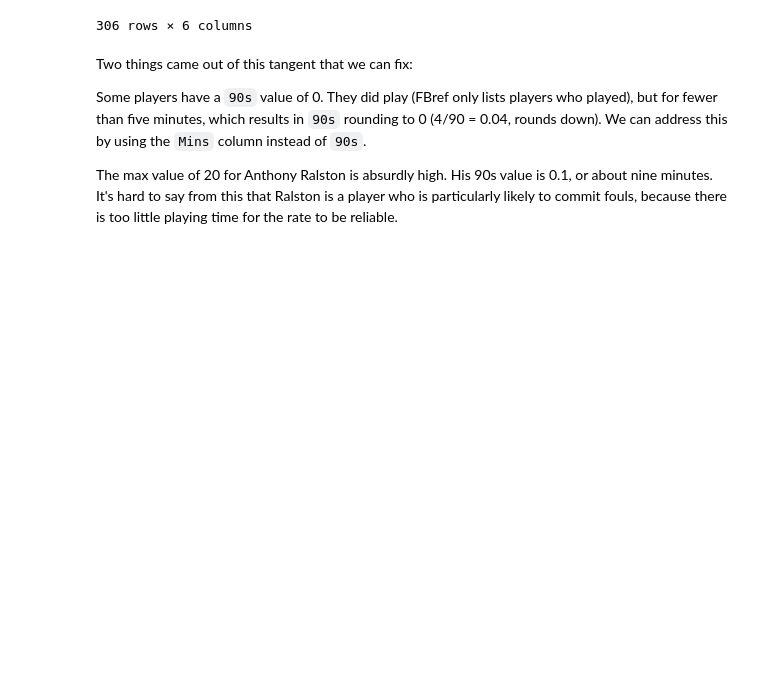
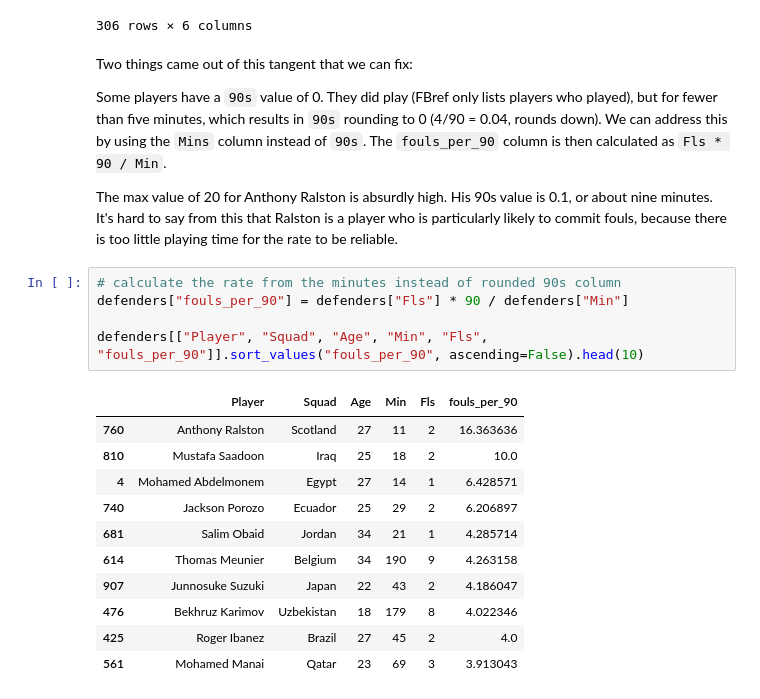
Before and after one commit to nicholasnelson/hit140-group18, a Jupyter notebook: nic/defender_age_fouls.ipynb, the cells around one changed output. Drawn from its saved outputs; the diff is of its cells as text; blank space fills up the shorter version.

Commit message:
add new fouls per 90 calc

```diff
--- a/nic/defender_age_fouls.ipynb
+++ b/nic/defender_age_fouls.ipynb
@@ -191,6 +191,23 @@ defenders[["Player", "Squad", "Age", "90s", "Fls", "fouls_per_90"]].sort_values(
 # %% [markdown]
 Two things came out of this tangent that we can fix:
 
-Some players have a `90s` value of 0. They did play (FBref only lists players who played), but for fewer than five minutes, which results in `90s` rounding to 0 (4/90 = 0.04, rounds down). We can address this by using the `Mins` column instead of `90s`.
+Some players have a `90s` value of 0. They did play (FBref only lists players who played), but for fewer than five minutes, which results in `90s` rounding to 0 (4/90 = 0.04, rounds down). We can address this by using the `Mins` column instead of `90s`. The `fouls_per_90` column is then calculated as `Fls * 90 / Min`.
 
 The max value of 20 for Anthony Ralston is absurdly high. His 90s value is 0.1, or about nine minutes. It's hard to say from this that Ralston is a player who is particularly likely to commit fouls, because there is too little playing time for the rate to be reliable.
+# %%
+# calculate the rate from the minutes instead of rounded 90s column
+defenders["fouls_per_90"] = defenders["Fls"] * 90 / defenders["Min"]
+
+defenders[["Player", "Squad", "Age", "Min", "Fls", "fouls_per_90"]].sort_values("fouls_per_90", ascending=False).head(10)
+# %% [output]
+|  | Player | Squad | Age | Min | Fls | fouls_per_90 |
+| 760 | Anthony Ralston | Scotland | 27 | 11 | 2 | 16.363636 |
+| 810 | Mustafa Saadoon | Iraq | 25 | 18 | 2 | 10.0 |
+| 4 | Mohamed Abdelmonem | Egypt | 27 | 14 | 1 | 6.428571 |
+| 740 | Jackson Porozo | Ecuador | 25 | 29 | 2 | 6.206897 |
+| 681 | Salim Obaid | Jordan | 34 | 21 | 1 | 4.285714 |
+| 614 | Thomas Meunier | Belgium | 34 | 190 | 9 | 4.263158 |
+| 907 | Junnosuke Suzuki | Japan | 22 | 43 | 2 | 4.186047 |
+| 476 | Bekhruz Karimov | Uzbekistan | 18 | 179 | 8 | 4.022346 |
+| 425 | Roger Ibanez | Brazil | 27 | 45 | 2 | 4.0 |
+| 561 | Mohamed Manai | Qatar | 23 | 69 | 3 | 3.913043 |
```
